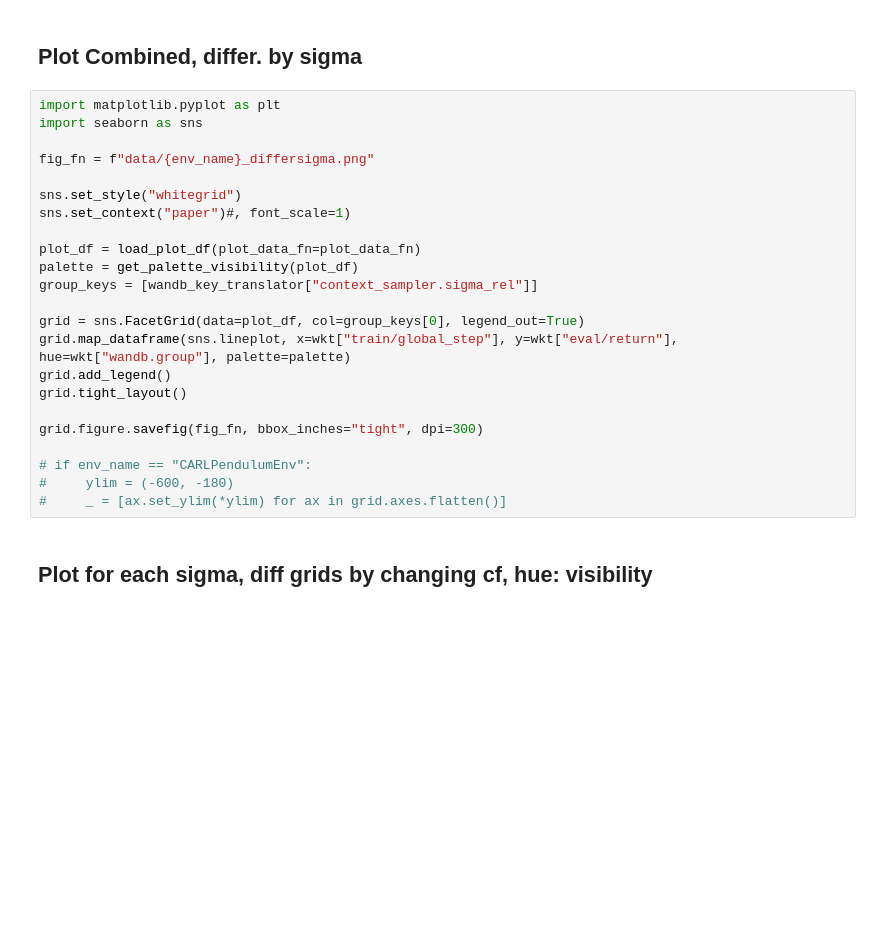
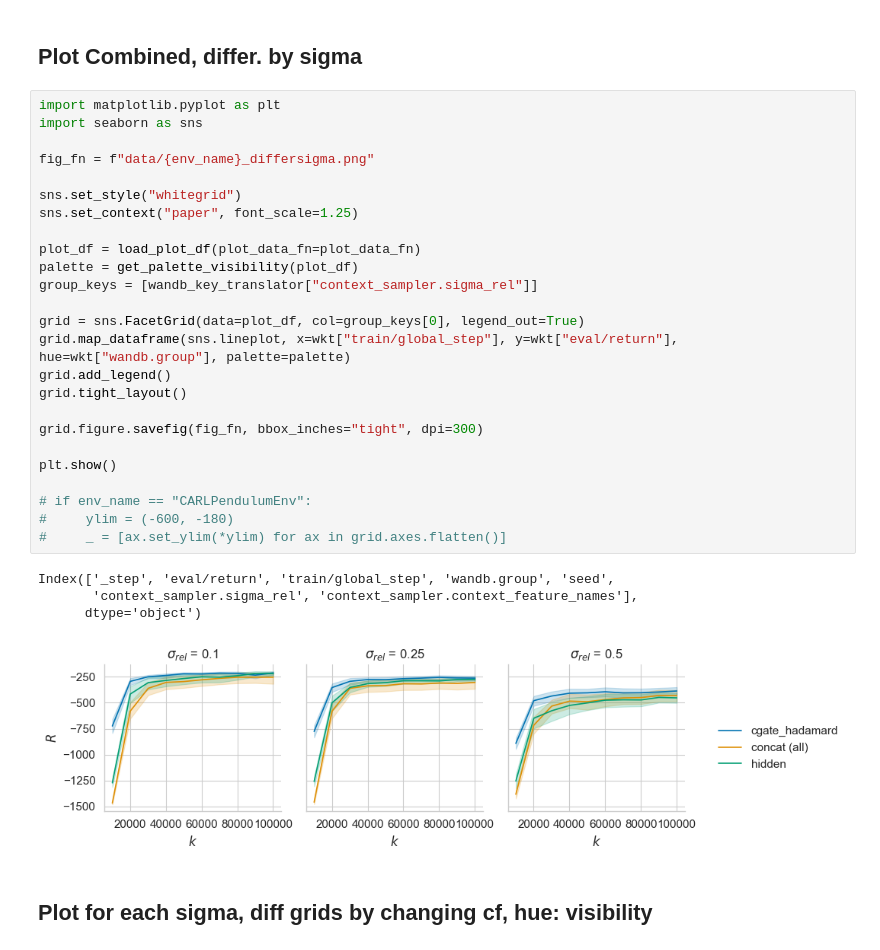
Before and after one commit to automl/CARL, a Jupyter notebook: experiments/evaluation/eval_benchmarking.ipynb, the cells around one changed output. Saved outputs shown, nothing was run; the diff lists cells and outputs as text; blank space fills up the shorter version.

```diff
--- a/experiments/evaluation/eval_benchmarking.ipynb
+++ b/experiments/evaluation/eval_benchmarking.ipynb
@@ -131,26 +136,33 @@ plot_df.to_csv(plot_data_fn, index=False)
 # %%
 import matplotlib.pyplot as plt
 import seaborn as sns
 
 fig_fn = f"data/{env_name}_differsigma.png"
 
 sns.set_style("whitegrid")
-sns.set_context("paper")#, font_scale=1)
+sns.set_context("paper", font_scale=1.25)
 
 plot_df = load_plot_df(plot_data_fn=plot_data_fn)
 palette = get_palette_visibility(plot_df)
 group_keys = [wandb_key_translator["context_sampler.sigma_rel"]]
 
 grid = sns.FacetGrid(data=plot_df, col=group_keys[0], legend_out=True)
 grid.map_dataframe(sns.lineplot, x=wkt["train/global_step"], y=wkt["eval/return"], hue=wkt["wandb.group"], palette=palette)
 grid.add_legend()
 grid.tight_layout()
 
 grid.figure.savefig(fig_fn, bbox_inches="tight", dpi=300)
 
+plt.show()
+
 # if env_name == "CARLPendulumEnv":
 #     ylim = (-600, -180)
 #     _ = [ax.set_ylim(*ylim) for ax in grid.axes.flatten()]
+# %% [output]
+Index(['_step', 'eval/return', 'train/global_step', 'wandb.group', 'seed',
+       'context_sampler.sigma_rel', 'context_sampler.context_feature_names'],
+      dtype='object')
+[figure, added]
 # %% [markdown]
 ## Plot for each sigma, diff grids by changing cf, hue: visibility
 # %%
```
Also changed, not shown: parts of 7 cells of this notebook, 1 other file.
